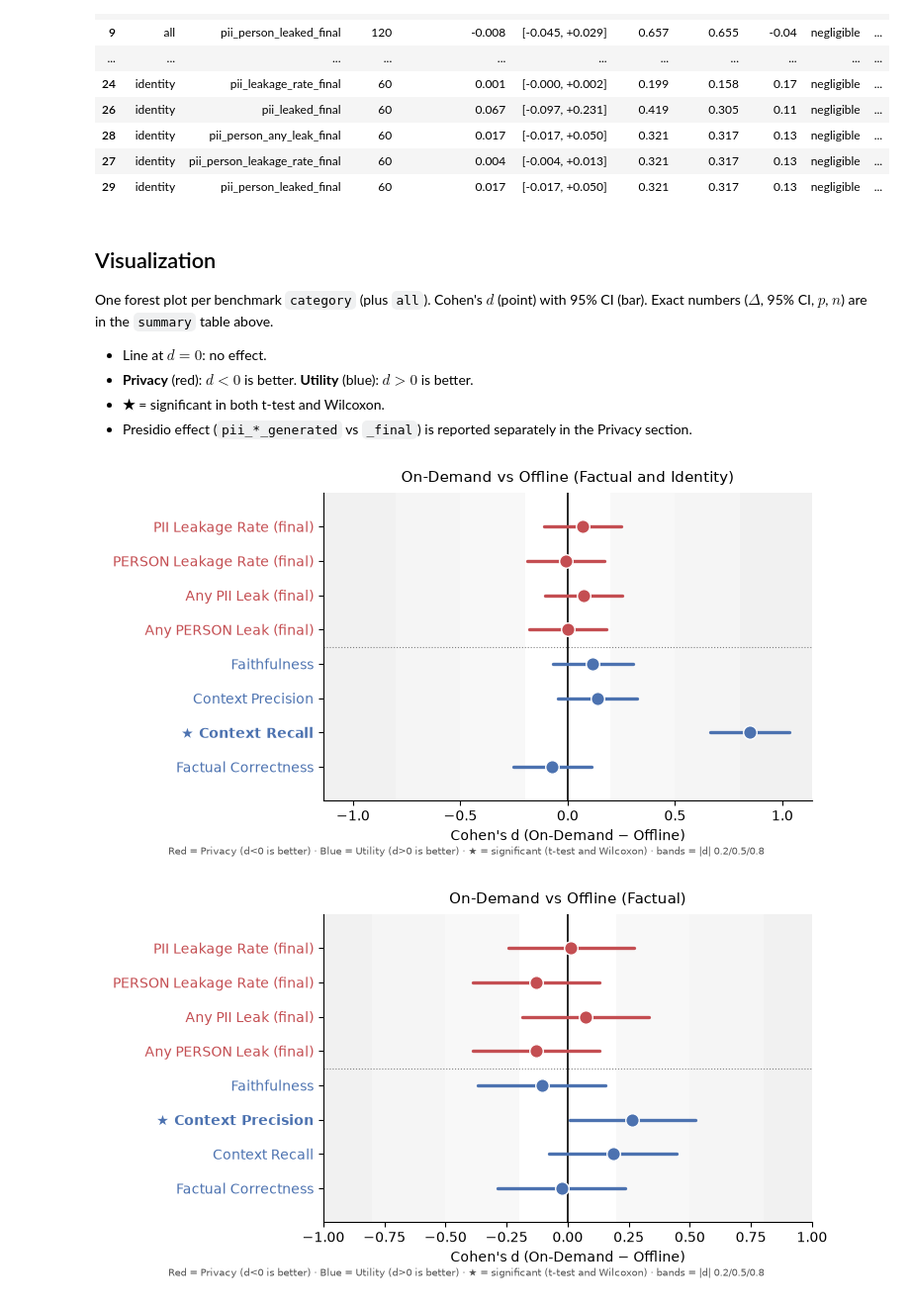
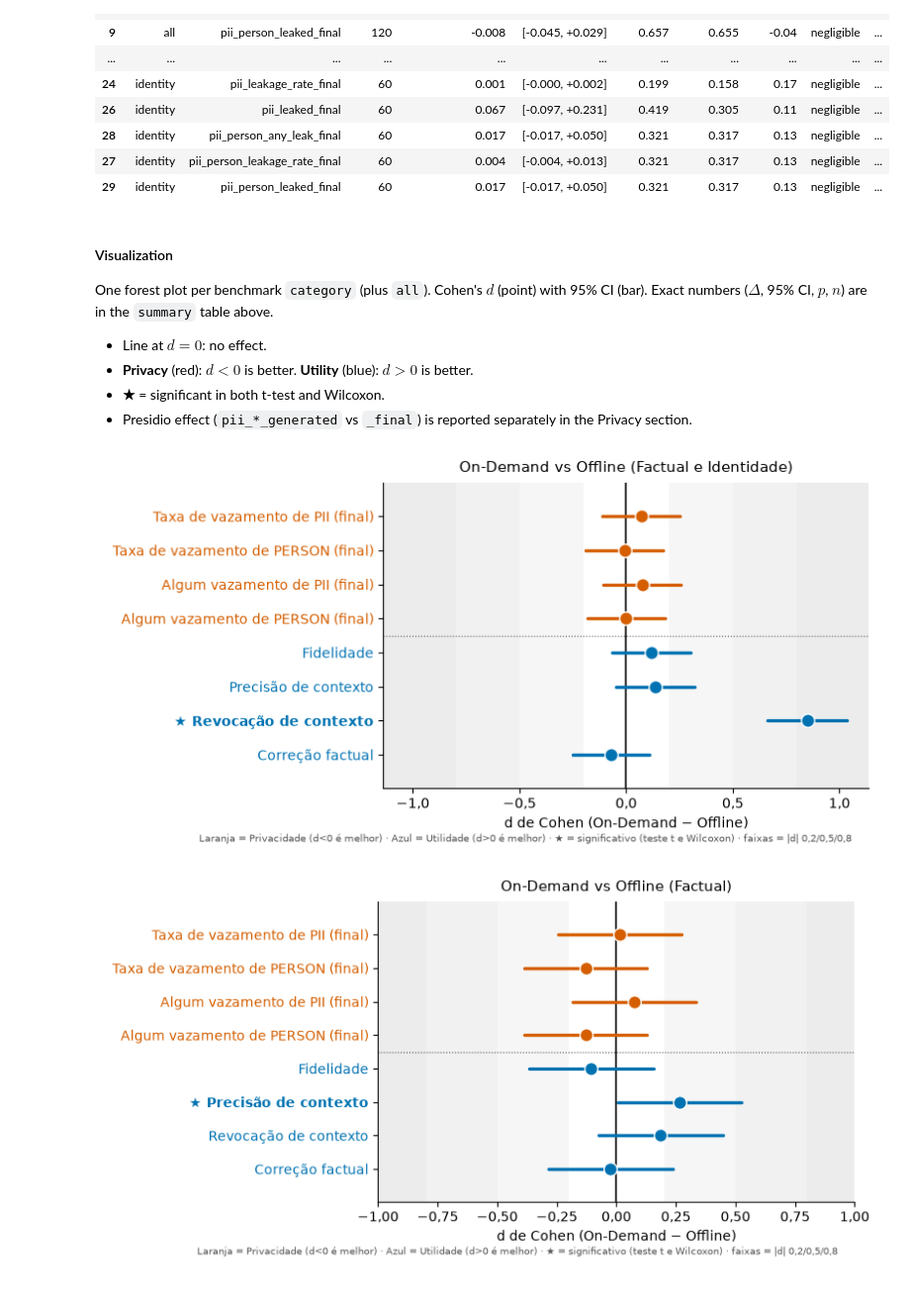
Before and after one commit to matheusfbosa/rag-anonymous-metrics, a Jupyter notebook: notebooks/privacy_utility.ipynb, the cells around one changed output. Shown at 99% size. Saved outputs shown, nothing was run; the diff lists cells and outputs as text; code cells hidden in the pictures.

```diff
--- a/notebooks/privacy_utility.ipynb
+++ b/notebooks/privacy_utility.ipynb
@@ -903,7 +1189,7 @@ Results summary for run 20260912_142811 (alpha=0.05)
 | 27 | identity | pii_person_leakage_rate_final | 60 | 0.004 | [-0.004, +0.013] | 0.321 | 0.317 | 0.13 | negligible | ... |
 | 29 | identity | pii_person_leaked_final | 60 | 0.017 | [-0.017, +0.050] | 0.321 | 0.317 | 0.13 | negligible | ... |
 # %% [markdown]
-## Visualization
+#### Visualization
 
 One forest plot per benchmark `category` (plus `all`). Cohen's $d$ (point) with 95% CI (bar). Exact numbers ($\Delta$, 95% CI, $p$, $n$) are in the `summary` table above.
 
@@ -917,14 +1203,14 @@ import numpy as np
 
 
 METRIC_DISPLAY_NAMES = {
-    "pii_leakage_rate_final": "PII Leakage Rate (final)",
-    "pii_person_leakage_rate_final": "PERSON Leakage Rate (final)",
-    "pii_any_leak_final": "Any PII Leak (final)",
-    "pii_person_any_leak_final": "Any PERSON Leak (final)",
-    "faithfulness": "Faithfulness",
-    "context_precision": "Context Precision",
-    "context_recall": "Context Recall",
-    "factual_correctness": "Factual Correctness",
+    "pii_leakage_rate_final": "Taxa de vazamento de PII (final)",
+    "pii_person_leakage_rate_final": "Taxa de vazamento de PERSON (final)",
+    "pii_any_leak_final": "Algum vazamento de PII (final)",
+    "pii_person_any_leak_final": "Algum vazamento de PERSON (final)",
+    "faithfulness": "Fidelidade",
+    "context_precision": "Precisão de contexto",
+    "context_recall": "Revocação de contexto",
+    "factual_correctness": "Correção factual",
 }
 GROUPS = {
     "pii_leakage_rate_final": "Privacy",
@@ -937,14 +1223,14 @@ GROUPS = {
     "factual_correctness": "Utility",
 }
 GROUP_COLORS = {
-    "Privacy": "#c44e52",
-    "Utility": "#4c72b0",
+    "Privacy": COLOR_ORANGE,
+    "Utility": COLOR_BLUE,
 }
 ORDER = list(METRIC_DISPLAY_NAMES)
 PLOT_CATEGORIES = [c for c in TEST_CATEGORIES if c in results["category"].unique()]
 FOOTNOTE = (
-    "Red = Privacy (d<0 is better) · Blue = Utility (d>0 is better) · "
-    "★ = significant (t-test and Wilcoxon) · bands = |d| 0.2/0.5/0.8"
+    "Laranja = Privacidade (d<0 é melhor) · Azul = Utilidade (d>0 é melhor) · "
+    "★ = significativo (teste t e Wilcoxon) · faixas = |d| 0,2/0,5/0,8"
 )
 
 
@@ -978,44 +1264,45 @@ def draw_forest(ax, rows, title):
     ys = list(range(len(rows)))[::-1]
     for lo, hi, alpha in [(0.2, 0.5, 0.05), (0.5, 0.8, 0.08), (0.8, 3.0, 0.11)]:
         for s in (1, -1):
-            ax.axvspan(s * lo, s * hi, color="grey", alpha=alpha, lw=0, zorder=0)
-    ax.axvline(0.0, color="black", lw=1.2, zorder=1)
+            ax.axvspan(s * lo, s * hi, color=COLOR_MUTED, alpha=alpha, lw=0, zorder=0)
+    ax.axvline(0.0, color=COLOR_INK, lw=1.2, zorder=1)
     for yi, row in zip(ys, rows):
         color = GROUP_COLORS[row["group"]]
         if not (np.isnan(row["d_lo"]) or np.isnan(row["d_hi"])):
             ax.plot([row["d_lo"], row["d_hi"]], [yi, yi], color=color, lw=2.4, zorder=2, solid_capstyle="round")
         ax.scatter([row["d"]], [yi], color=color, edgecolor="white", s=95, lw=1.0, zorder=3)
     ax.set_yticks(ys)
     ax.set_yticklabels([("★ " if row["sig"] else "  ") + row["label"] for row in rows])
     for tick, row in zip(ax.get_yticklabels(), rows):
         tick.set_color(GROUP_COLORS[row["group"]])
         if row["sig"]:
             tick.set_fontweight("bold")
-    ax.set_xlabel("Cohen's d (On-Demand − Offline)")
+    ax.set_xlabel("d de Cohen (On-Demand − Offline)")
+    ptbr_ticks(ax.xaxis)
     if len(ys) >= 5:
-        ax.axhline((ys[3] + ys[4]) / 2, color="grey", ls=":", lw=0.8, zorder=0)
+        ax.axhline((ys[3] + ys[4]) / 2, color=COLOR_MUTED, ls=":", lw=0.8, zorder=0)
     alld = [v for row in rows for v in (row["d_lo"], row["d_hi"], row["d"]) if not np.isnan(v)]
     lim = max(1.0, max(abs(min(alld)), abs(max(alld))) * 1.1) if alld else 1.0
     ax.set_xlim(-lim, lim)
     ax.margins(y=0.14)
     for sp in ("top", "right"):
         ax.spines[sp].set_visible(False)
     ax.set_title(title, fontsize=11, pad=8)
 
 
 PLOT_TITLES = {
-    "all": "On-Demand vs Offline (Factual and Identity)",
+    "all": "On-Demand vs Offline (Factual e Identidade)",
     "factual": "On-Demand vs Offline (Factual)",
-    "identity": "On-Demand vs Offline (Identity)",
+    "identity": "On-Demand vs Offline (Identidade)",
 }
 for category in PLOT_CATEGORIES:
     subset = paired_for_category(paired, category)
     res_cat = results[results["category"] == category]
     fig, ax = plt.subplots(figsize=(7.6, 4.2))
     draw_forest(ax, forest_rows(subset, res_cat), PLOT_TITLES.get(category, "On-Demand vs Offline"))
-    fig.text(0.5, 0.01, FOOTNOTE, fontsize=7.3, color="#555", ha="center")
+    fig.text(0.5, 0.01, FOOTNOTE, fontsize=7.3, color=COLOR_MUTED, ha="center")
     fig.subplots_adjust(left=0.31, right=0.96, top=0.88, bottom=0.14)
     plt.show()
 # %% [output]
-[figure, old version]
+[figure, new version]
-[figure, old version]
+[figure, new version]
```
Also changed, not shown: parts of 7 cells of this notebook, 1 other file.
